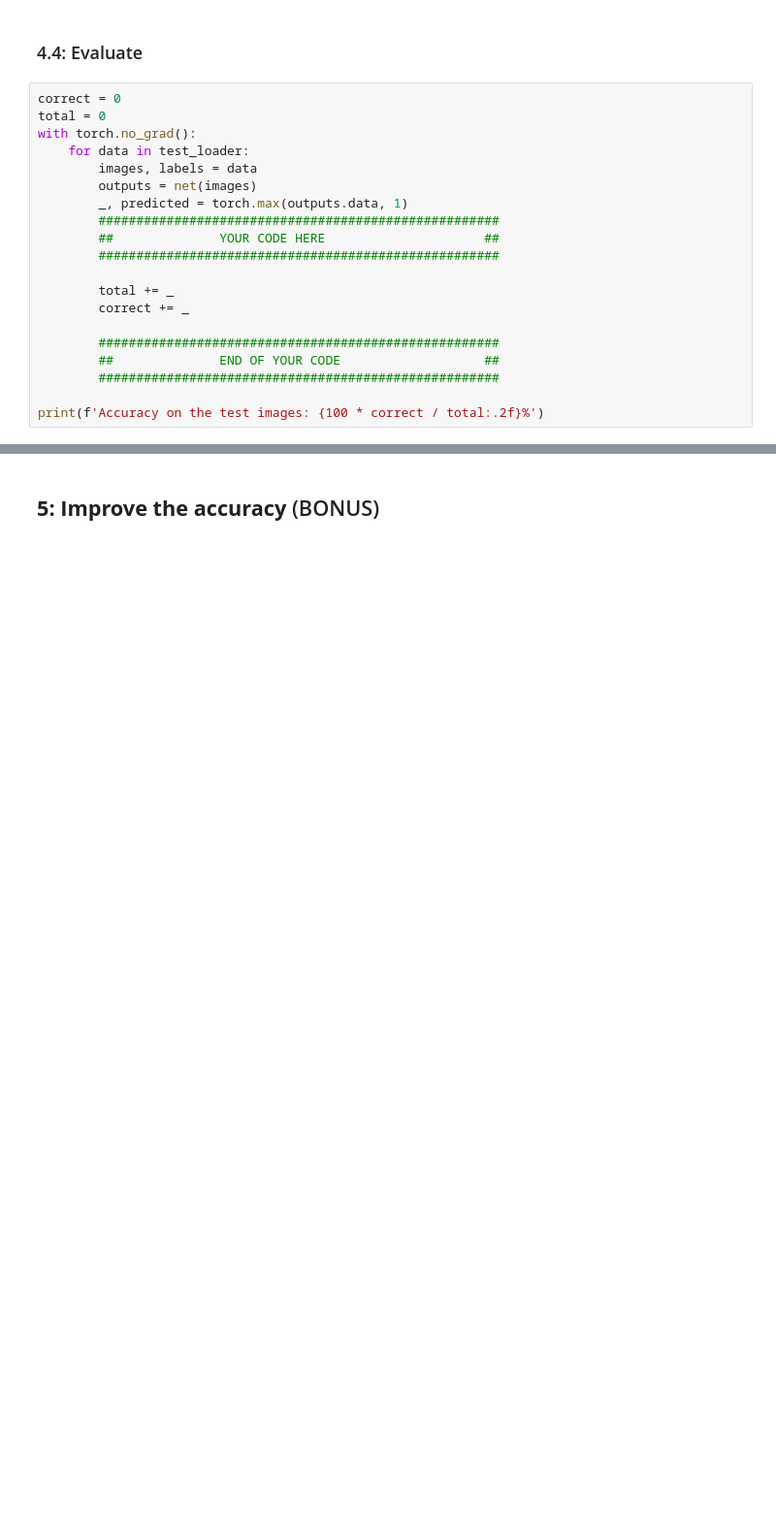
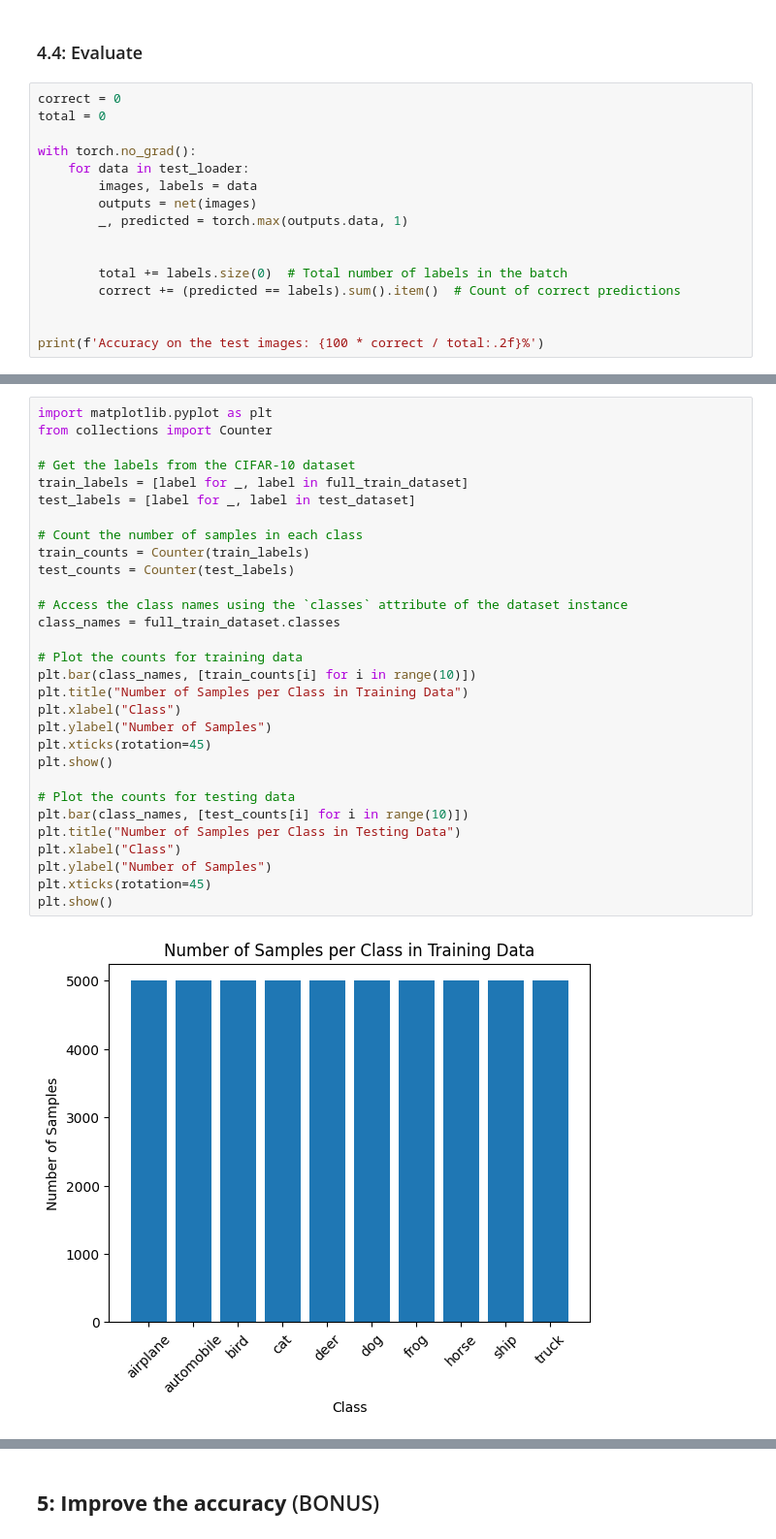
Before and after one commit to sezermzgl/FDS-HW2, a Jupyter notebook: HW2.ipynb, the cells around one changed output, grey strips where cells are left out. Shown: that part at 97% size. Cells and saved outputs as stored; diff of their text form; blank space fills up the shorter version.

```diff
--- a/HW2.ipynb
+++ b/HW2.ipynb
@@ -1306,20 +1341,16 @@ print('Finished Training')
 # %%
 correct = 0
 total = 0
+
 with torch.no_grad():
     for data in test_loader:
         images, labels = data
         outputs = net(images)
         _, predicted = torch.max(outputs.data, 1)
-        #####################################################
-        ##              YOUR CODE HERE                     ##
-        #####################################################
 
-        total += _
-        correct += _
 
-        #####################################################
-        ##              END OF YOUR CODE                   ##
-        #####################################################
+        total += labels.size(0)  # Total number of labels in the batch
+        correct += (predicted == labels).sum().item()  # Count of correct predictions
+
 
 print(f'Accuracy on the test images: {100 * correct / total:.2f}%')
@@ -1347,0 +1398,32 @@ print(f'Accuracy on the test images: {100 * correct / total:.2f}%')
+# %%
+import matplotlib.pyplot as plt
+from collections import Counter
+
+# Get the labels from the CIFAR-10 dataset
+train_labels = [label for _, label in full_train_dataset]
+test_labels = [label for _, label in test_dataset]
+
+# Count the number of samples in each class
+train_counts = Counter(train_labels)
+test_counts = Counter(test_labels)
+
+# Access the class names using the `classes` attribute of the dataset instance
+class_names = full_train_dataset.classes
+
+# Plot the counts for training data
+plt.bar(class_names, [train_counts[i] for i in range(10)])
+plt.title("Number of Samples per Class in Training Data")
+plt.xlabel("Class")
+plt.ylabel("Number of Samples")
+plt.xticks(rotation=45)
+plt.show()
+
+# Plot the counts for testing data
+plt.bar(class_names, [test_counts[i] for i in range(10)])
+plt.title("Number of Samples per Class in Testing Data")
+plt.xlabel("Class")
+plt.ylabel("Number of Samples")
+plt.xticks(rotation=45)
+plt.show()
+# %% [output]
+[figure, added]
```
Also changed, not shown: parts of 9 cells of this notebook.
